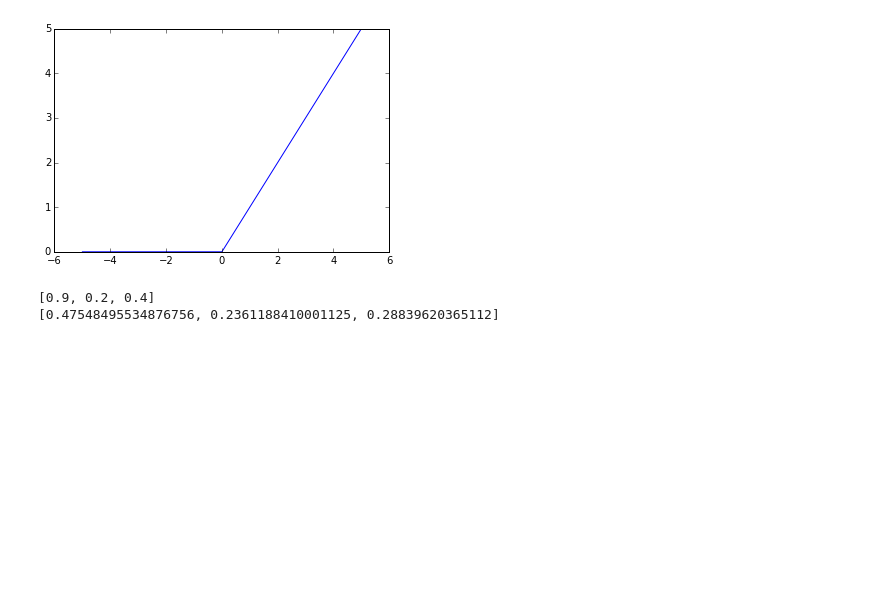
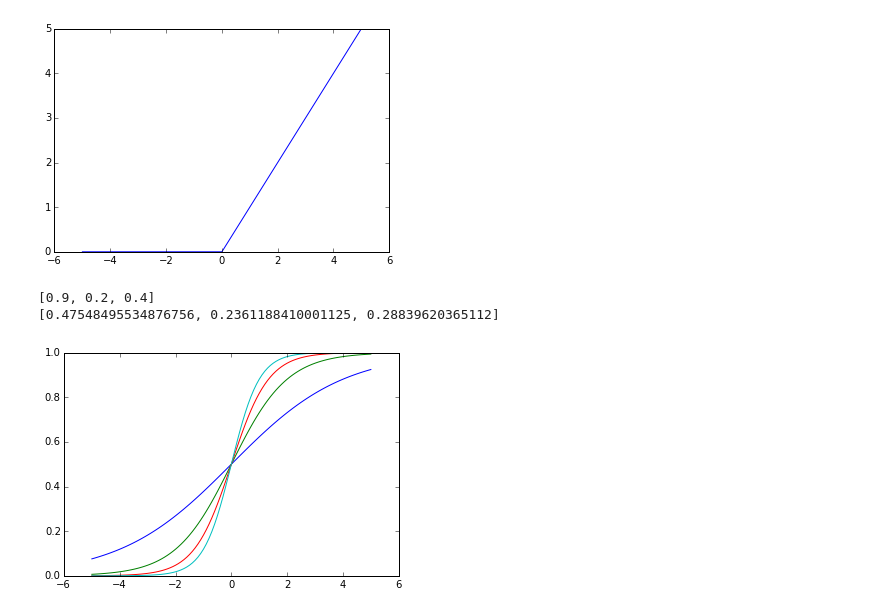
Before and after one commit to jwanga/go-deep, a Jupyter notebook: 1 Neurons.ipynb, the cells around one changed output. Saved outputs shown, nothing was run; the diff lists cells and outputs as text; code cells hidden in the pictures; blank space fills up the shorter version.

Commit message:
Sigmain neuron with adjusted weight

```diff
--- a/1 Neurons.ipynb
+++ b/1 Neurons.ipynb
@@ -104,3 +107,18 @@ print(probabilities);
 # %% [output]
 [0.9, 0.2, 0.4]
 [0.47548495534876756, 0.2361188410001125, 0.28839620365112]
+# %%
+def SigmoidActivationNeuron(weight, input, bias):
+    '''
+    A neuron that combines a sigmoid activation function, input value and a bias value.
+    '''
+
+    return sigmoidActivationFunction(weight * input + bias)
+
+# plot the output for the neuron with different weights so we can obserse the effect on the output.
+for i in [.5, 1, 1.5, 2]:
+    plt.plot(inputs, [SigmoidActivationNeuron(i, x, 0) for x in inputs]);
+
+plt.show();
+# %% [output]
+[figure, added]
```
Also changed, not shown: parts of 2 cells of this notebook.
